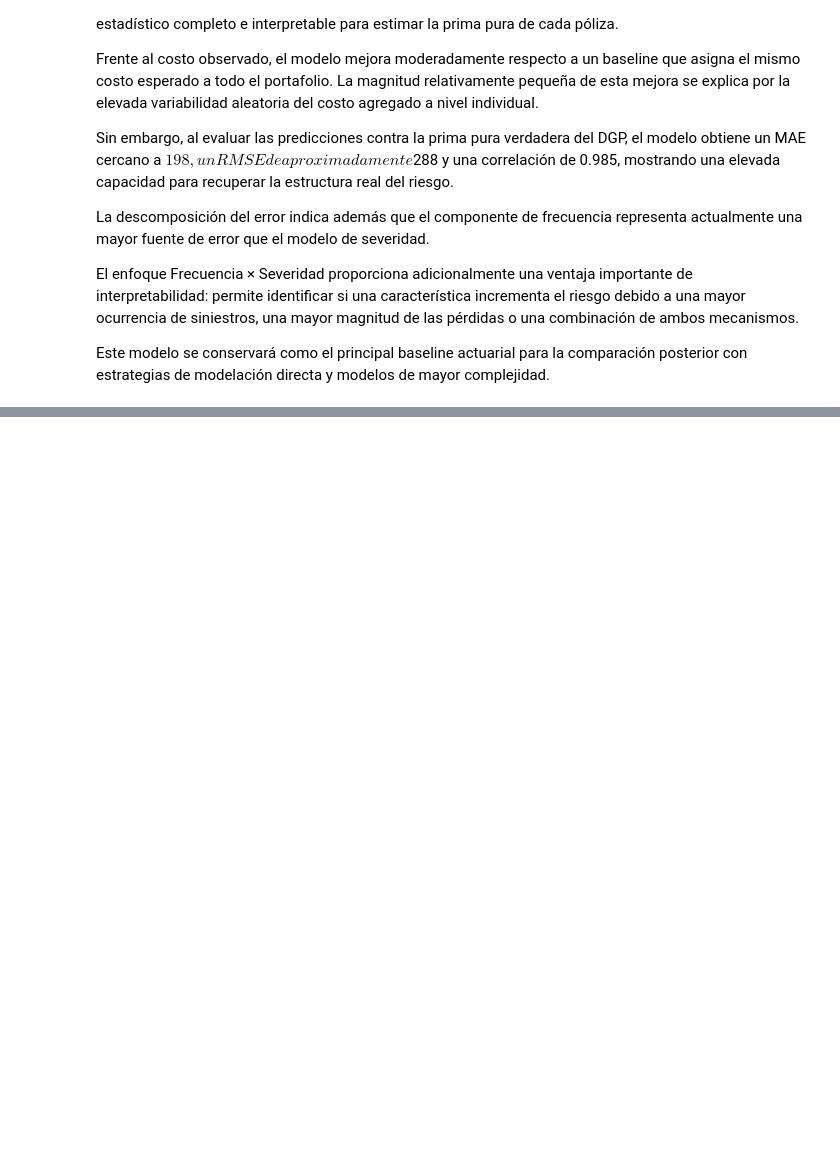
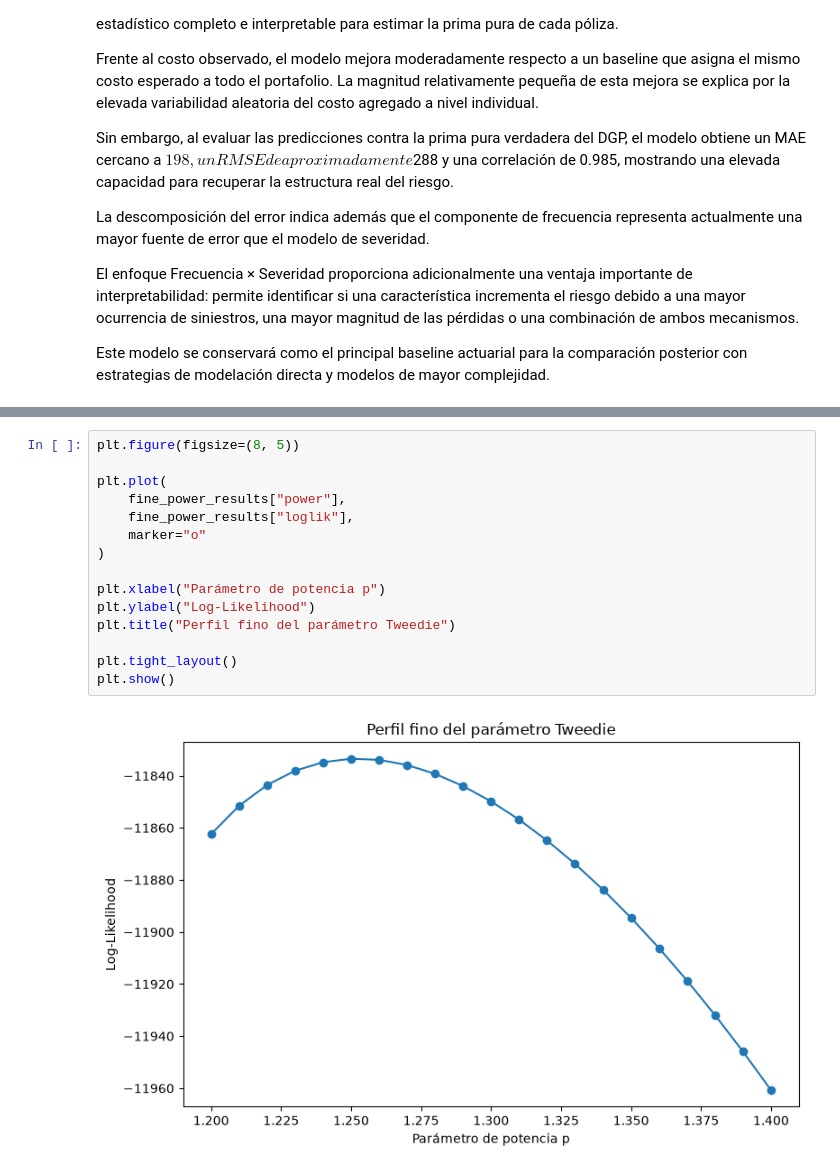
Before and after one commit to ActuarioDereckFuzz/Modelos_estadisticosvsMLvsDeep-Learning, a Jupyter notebook: notebooks/03_statistical_models.ipynb, the cells around one changed output, grey strips where cells are left out. Drawn from its saved outputs; the diff is of its cells as text; blank space fills up the shorter version.

```diff
--- a/notebooks/03_statistical_models.ipynb
+++ b/notebooks/03_statistical_models.ipynb
@@ -3026,0 +3355,17 @@ complejidad.
+# %%
+plt.figure(figsize=(8, 5))
+
+plt.plot(
+    fine_power_results["power"],
+    fine_power_results["loglik"],
+    marker="o"
+)
+
+plt.xlabel("Parámetro de potencia p")
+plt.ylabel("Log-Likelihood")
+plt.title("Perfil fino del parámetro Tweedie")
+
+plt.tight_layout()
+plt.show()
+# %% [output]
+[figure, added]
```
Also changed, not shown: parts of 34 cells of this notebook.
